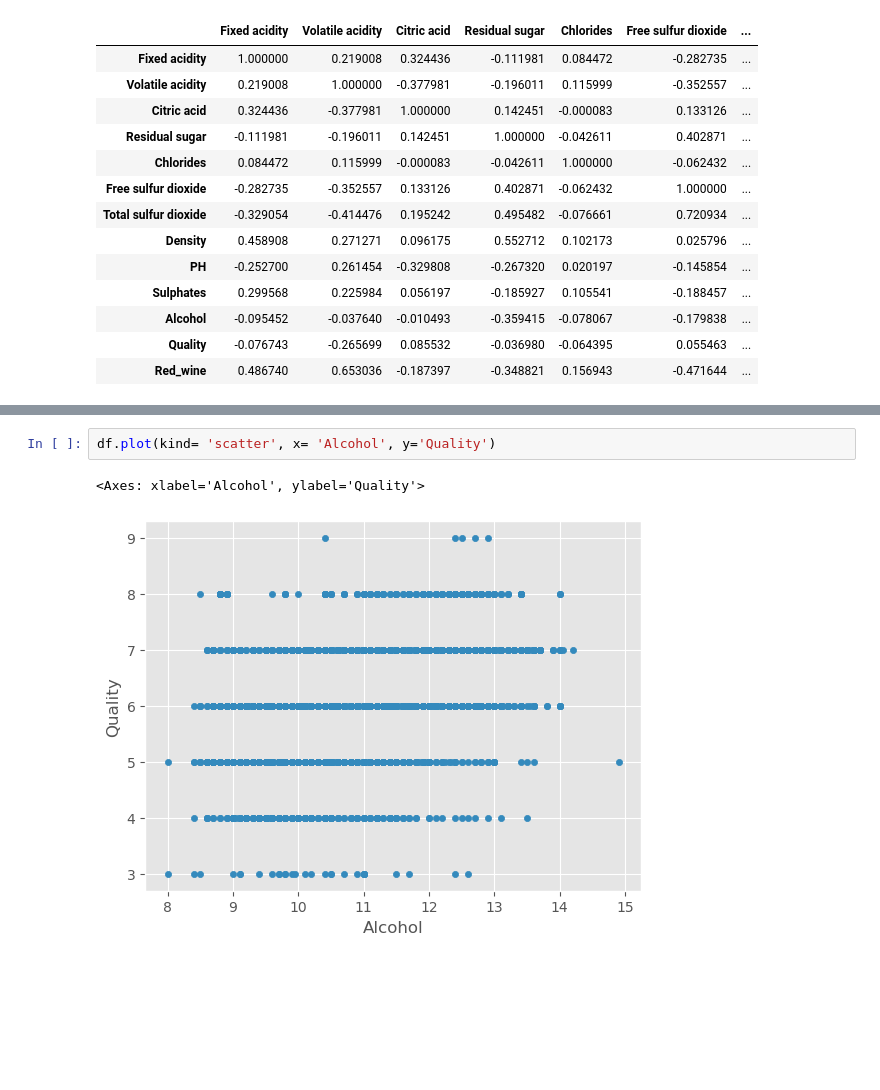
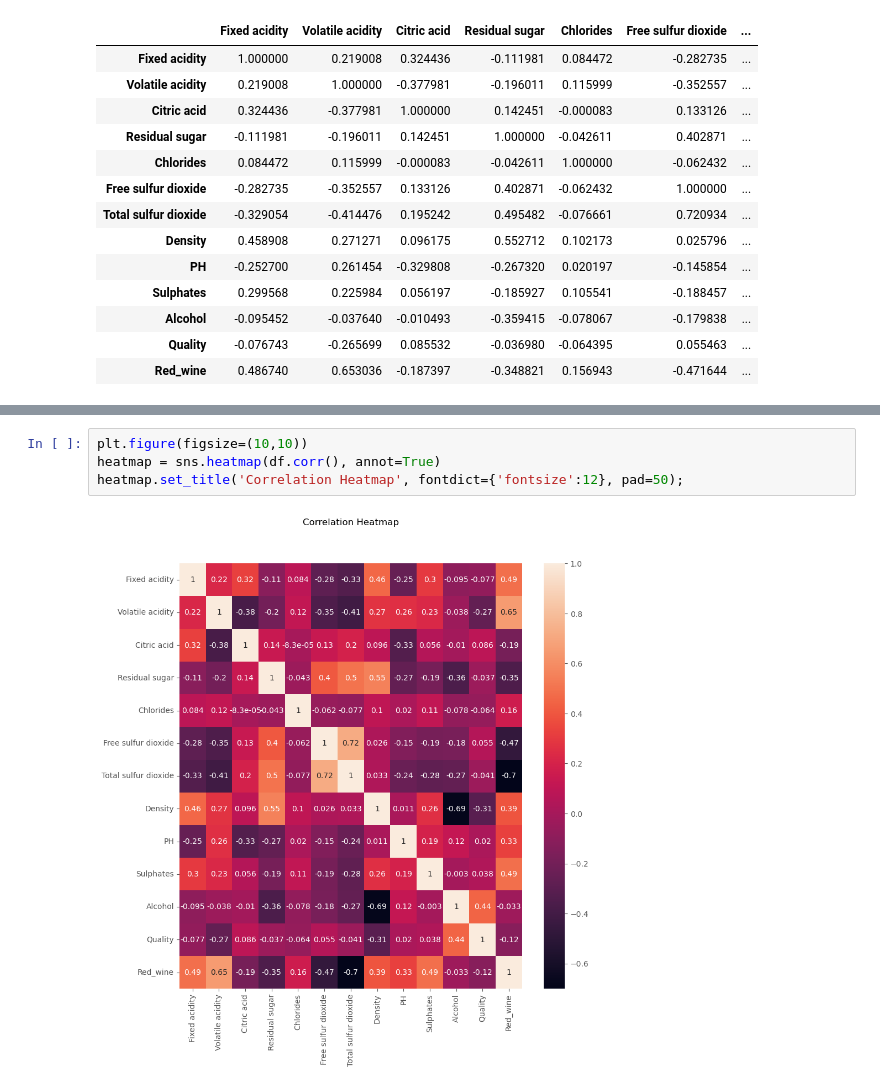
Before and after one commit to Aya03030/iod, a Jupyter notebook: Mini project- wine quality.ipynb, the cells around one changed output, grey strips where cells are left out. Saved outputs shown, nothing was run; the diff lists cells and outputs as text; blank space fills up the shorter version.

```diff
--- a/Mini project- wine quality.ipynb
+++ b/Mini project- wine quality.ipynb
@@ -170,5 +152,6 @@ heatmap.set_title('Correlation Heatmap', fontdict={'fontsize':12}, pad=50);
-# %%
-df.plot(kind= 'scatter', x= 'Alcohol', y='Quality')
-# %% [output]
-<Axes: xlabel='Alcohol', ylabel='Quality'>
-[figure, removed]
+# %%
+plt.figure(figsize=(10,10))
+heatmap = sns.heatmap(df.corr(), annot=True)
+heatmap.set_title('Correlation Heatmap', fontdict={'fontsize':12}, pad=50);
+# %% [output]
+[figure, added]
```
Also changed, not shown: parts of 11 cells of this notebook.
